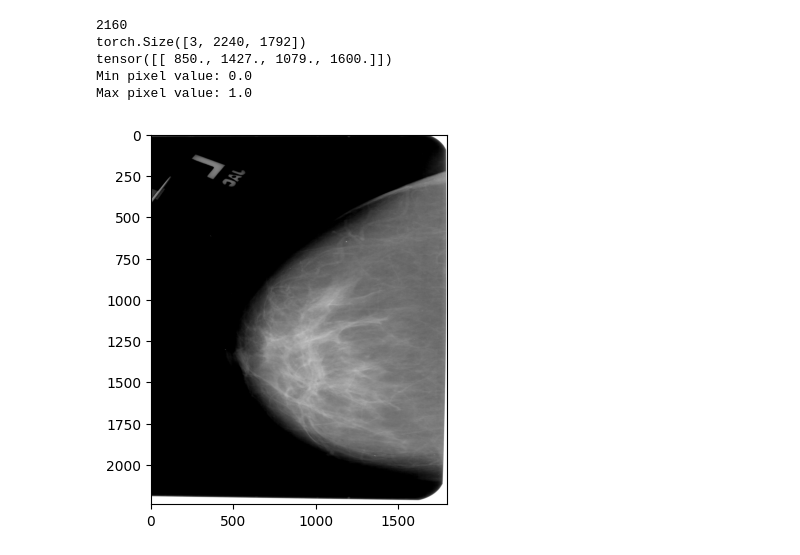
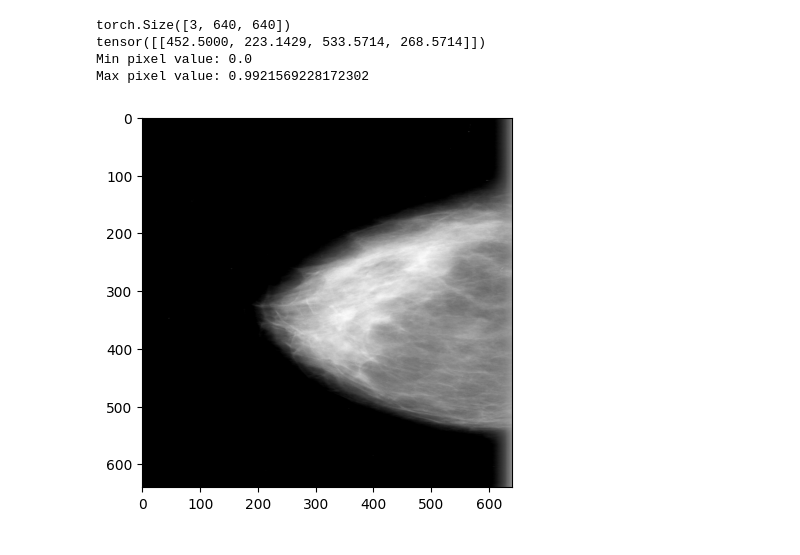
Before and after one commit to alalbiol/Mammography, a Jupyter notebook: Yolo8Mamo/pruebas_lucia/train/prueba_imagen.ipynb, the cells around one changed output. Drawn from its saved outputs; the diff is of its cells as text; code cells hidden in the pictures.

```diff
--- a/Yolo8Mamo/pruebas_lucia/train/prueba_imagen.ipynb
+++ b/Yolo8Mamo/pruebas_lucia/train/prueba_imagen.ipynb
@@ -59,33 +59,32 @@ if __name__ == "__main__":
     Lmodel = DDSM_CustomModel(model)
 # %%
 
-first_batch = next(iter(data_module.train_dataloader()))
+first_batch = next(iter(data_module.val_dataloader()))
 images, targets = first_batch
 
 idx=2
 
 print(images[idx].shape)
 print(targets[idx]['boxes'])
 
 
 import matplotlib.pyplot as plt
 import matplotlib.patches as patches
 import numpy as np
 import cv2
 
 fig, ax = plt.subplots(1)
 ax.imshow(images[idx].permute(1, 2, 0).cpu().numpy())
 min_pixel = images[idx].min().item()
 max_pixel = images[idx].max().item()
 
 print(f"Min pixel value: {min_pixel}")
 print(f"Max pixel value: {max_pixel}")
 
 plt.show()
 # %% [output]
-2160
-torch.Size([3, 2240, 1792])
-tensor([[ 850., 1427., 1079., 1600.]])
+torch.Size([3, 640, 640])
+tensor([[452.5000, 223.1429, 533.5714, 268.5714]])
 Min pixel value: 0.0
-Max pixel value: 1.0
+Max pixel value: 0.9921569228172302
-[figure, old version]
+[figure, new version]
```
Also changed, not shown: 7 other files.
